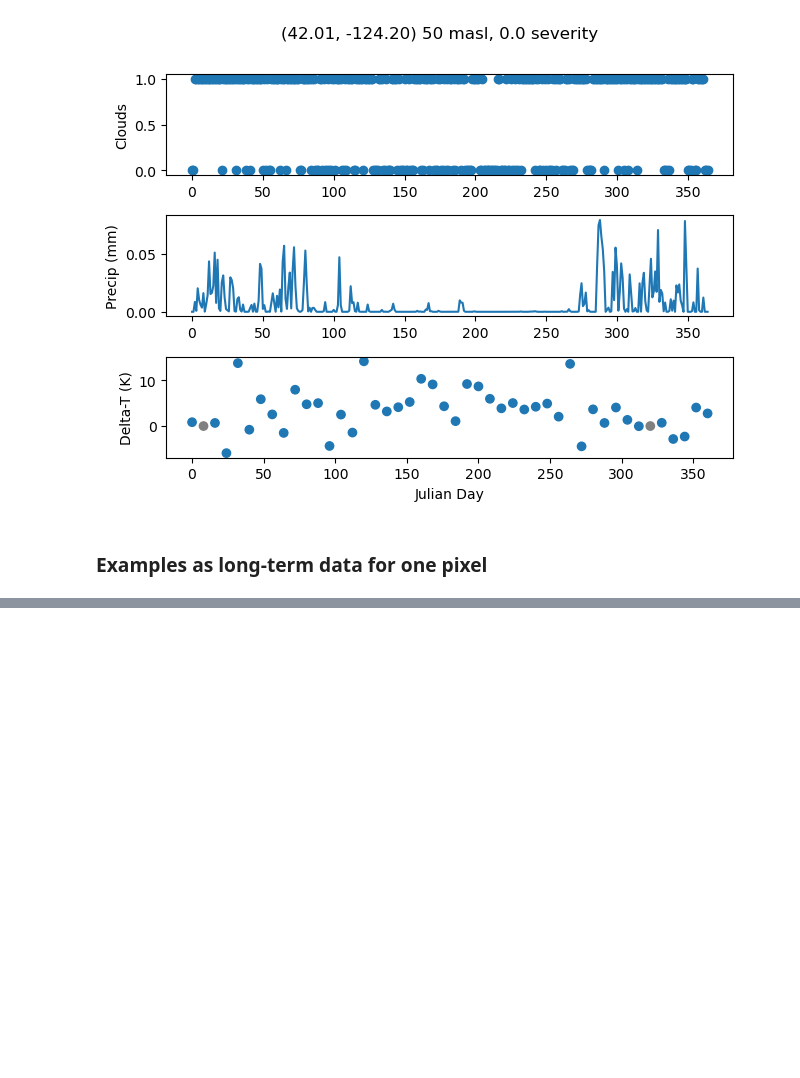
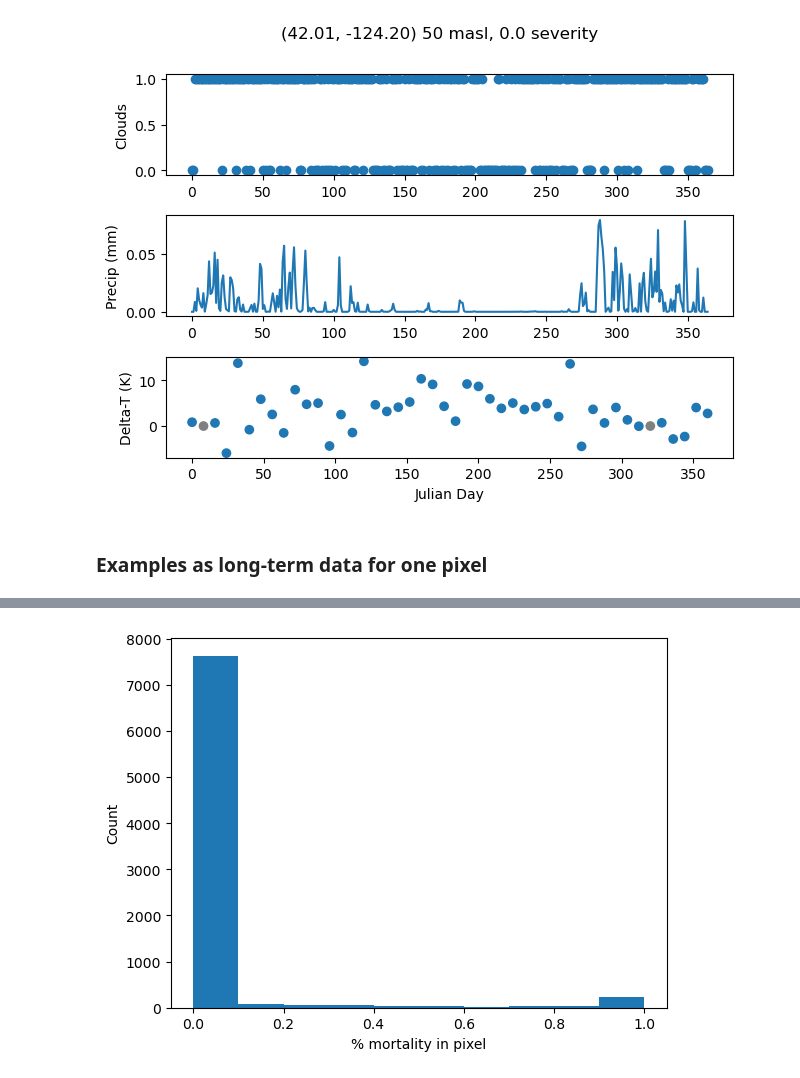
Before and after one commit to s-kganz/ForestLST, a Jupyter notebook: notebooks/inspect_tfrecords.ipynb, the cells around one changed output, grey strips where cells are left out. Saved outputs shown, nothing was run; the diff lists cells and outputs as text; code cells hidden in the pictures; blank space fills up the shorter version.

```diff
--- a/notebooks/inspect_tfrecords.ipynb
+++ b/notebooks/inspect_tfrecords.ipynb
@@ -209,0 +290,10 @@ plot_dense_example(feature)
+# %%
+# What is the distribution of mortality?
+all_mort = np.hstack(np.fromiter((f["pct_mortality"][f["longitude"] != 0] for f in ds_dense_dec.as_numpy_iterator()), dtype=object))
+# %%
+plt.hist(all_mort)
+plt.xlabel("% mortality in pixel")
+plt.ylabel("Count")
+plt.show()
+# %% [output]
+[figure, added]
```
Also changed, not shown: parts of 11 cells of this notebook.
